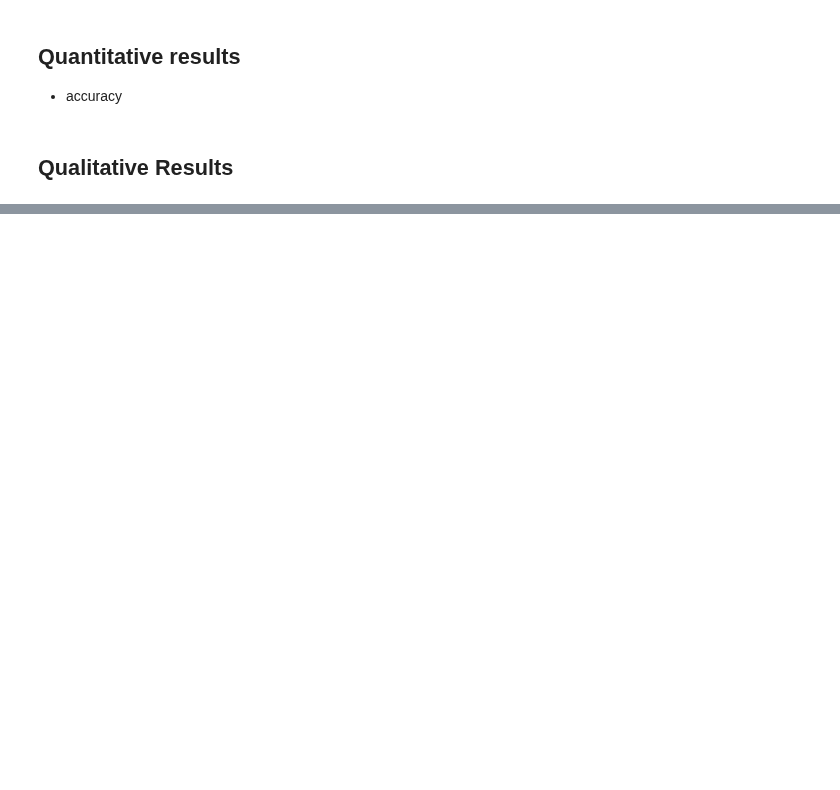
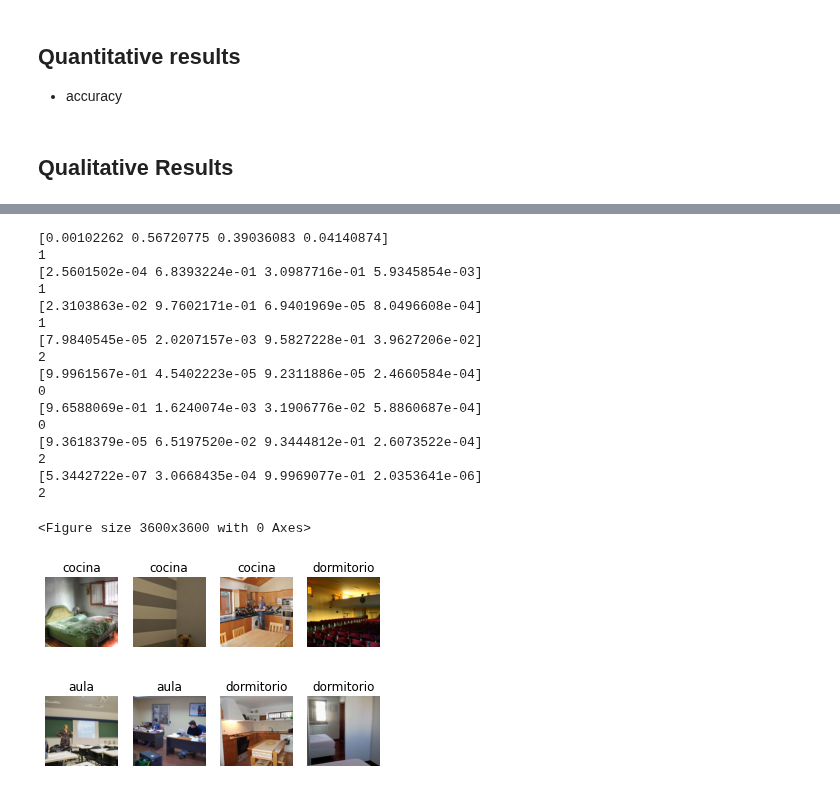
Before and after one commit to AndreaCastiella/MasterURJC, a Jupyter notebook: Reto4/reto4.ipynb, the cells around one changed output, grey strips where cells are left out. Saved outputs shown, nothing was run; the diff lists cells and outputs as text; code cells hidden in the pictures; blank space fills up the shorter version.

Commit message:
reto 4. doomed edition

```diff
--- a/Reto4/reto4.ipynb
+++ b/Reto4/reto4.ipynb
@@ -378,0 +529,16 @@ Epoch 20, Perdida: 0.19572925567626953, Exactitud: 97.34375, Perdida de prueba:
+# %%
+for i in range(len(X_chall)):
+    h,w,c = X_chall[i].shape
+    if c != 3:
+        print(c)
+# %%
+for i in range(len(X_chall)):
+    X_chall[i] = resize_rescales(X_chall[i])
+# %%
+chall_ds = tf.data.Dataset.from_tensor_slices((X_chall, chall_im_names)).batch(1)
+model_chall = model
+# %%
+preds = []
+for images, names in chall_ds:
+    predictions = model_chall(images)
+    preds.append([predictions.numpy(), names.numpy()[0].decode("utf-8")])
@@ -378,0 +575,63 @@ Epoch 20, Perdida: 0.19572925567626953, Exactitud: 97.34375, Perdida de prueba:
+# %%
+# Challenge images representation
+from numpy.random import default_rng
+numb_img = 8
+rng = default_rng()
+numbers = rng.choice(len(preds), size=numb_img, replace=False)
+
+class_names = ["aula", "cocina", "dormitorio", "oficina"]
+
+# chall_input = pd.read_csv('./reto1_X.csv', header=None)
+# chall_input = chall_input / 255.0
+# chall_input = chall_input.values.reshape([chall_input.shape[0],28,28])
+
+# chall_results = pd.read_csv('./Reto1_Ypred.csv', header=None)
+# chall_results = chall_results.values
+
+# img_labels = np.zeros((numb_img,))
+# for i in range(numb_img):
+#     images[i] = chall_input[numbers[i],:,:]
+#     pred = 7 if chall_results[numbers[i]] == 1 else 3
+#     img_labels[i] = pred
+
+
+plt.figure(figsize=(50,50))
+f, axarr = plt.subplots(2,4)
+x, y = 0, 0
+for i in range(len(numbers)):
+
+    acc = preds[numbers[i]][0][0]
+    print(acc)
+    best_label = np.argmax(acc)
+    print(best_label)
+    acc = acc[best_label]
+    label = class_names[best_label]
+    axarr[x,y].imshow(X_chall[numbers[i]])
+    axarr[x,y].axis('off')
+    axarr[x,y].title.set_text(label) # + " %.2f %"%acc
+    y = y + 1
+    if y == axarr.shape[1]:
+        y = 0
+        x = x + 1
+
+# plt.imshow(images[0])
+plt.show()
+# %% [output]
+[0.00102262 0.56720775 0.39036083 0.04140874]
+1
+[2.5601502e-04 6.8393224e-01 3.0987716e-01 5.9345854e-03]
+1
+[2.3103863e-02 9.7602171e-01 6.9401969e-05 8.0496608e-04]
+1
+[7.9840545e-05 2.0207157e-03 9.5827228e-01 3.9627206e-02]
+2
+[9.9961567e-01 4.5402223e-05 9.2311886e-05 2.4660584e-04]
+0
+[9.6588069e-01 1.6240074e-03 3.1906776e-02 5.8860687e-04]
+0
+[9.3618379e-05 6.5197520e-02 9.3444812e-01 2.6073522e-04]
+2
+[5.3442722e-07 3.0668435e-04 9.9969077e-01 2.0353641e-06]
+2
+<Figure size 3600x3600 with 0 Axes>
+[figure, added]
```
Also changed, not shown: parts of 12 cells of this notebook, 35 other files.
